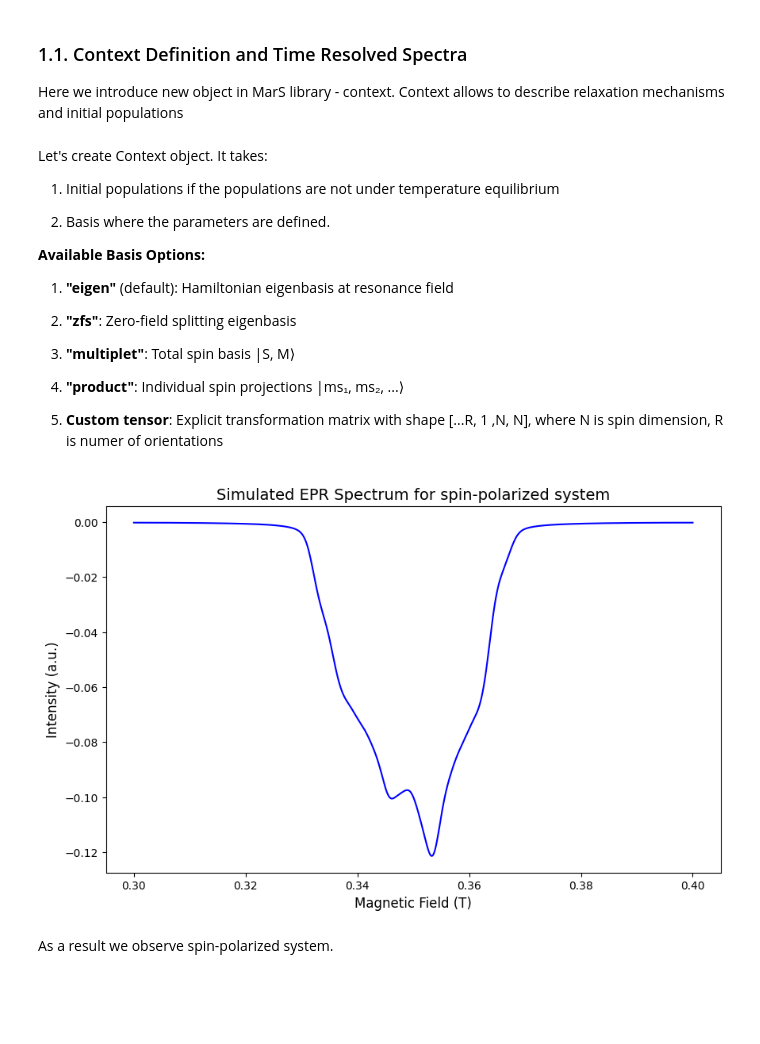
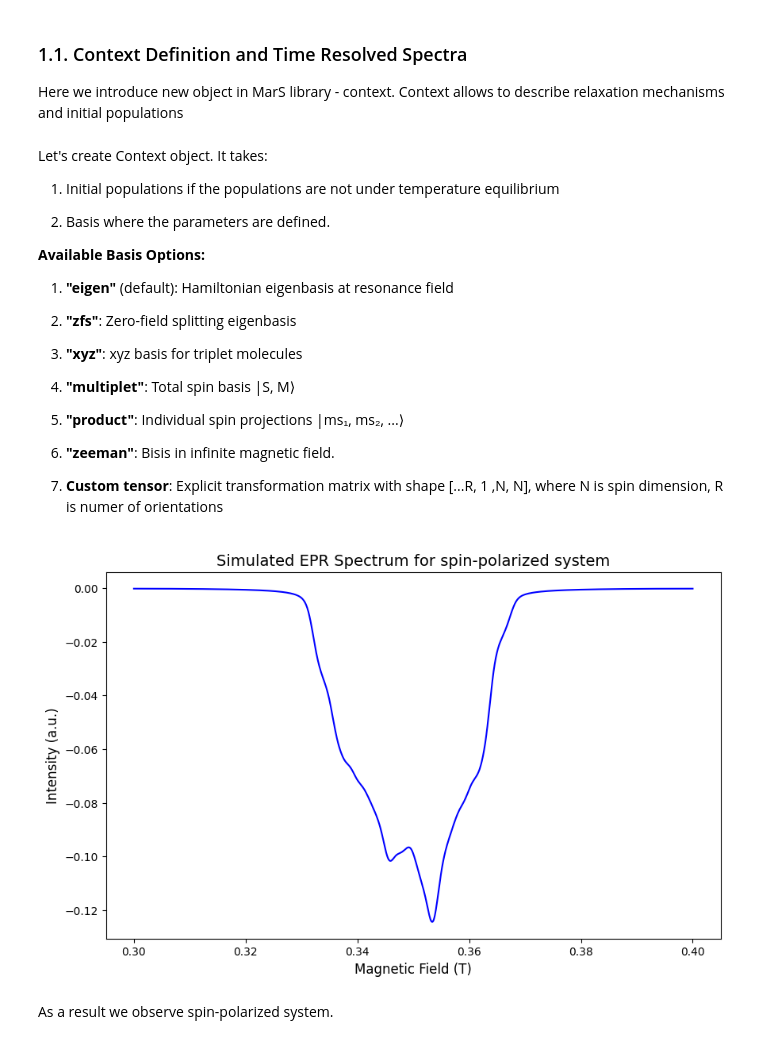
Before and after one commit to ArkadySamsonenkoWork/MarS, a Jupyter notebook: docs/source/examples/examples_for_documentation/example_5.ipynb, the cells around one changed output. Cells and saved outputs as stored; diff of their text form; code cells hidden in the pictures; blank space fills up the shorter version.

```diff
--- a/docs/source/examples/examples_for_documentation/example_5.ipynb
+++ b/docs/source/examples/examples_for_documentation/example_5.ipynb
@@ -48,6 +44,6 @@ Some stuff might fail: issue in joblib
 # %%
 dtype = torch.float64
-device = torch.device("cuda") if torch.cuda.is_available() else torch.device("cpu")
+device = torch.device("cpu")
 # %% [markdown]
 # 1. Context Logic and Spin-Polarized Systems
 
@@ -75,9 +71,9 @@ base_spin_system = spin_system.SpinSystem(
     electron_electron=[(0, 0, zfs_interaction)]
 )
 
-sample = spin_system.MultiOrientedSample(
+triplet = spin_system.MultiOrientedSample(
     spin_system=base_spin_system,
-    ham_strain=5e7,
+    ham_strain=3e7,
     gauss=0.001,
     lorentz=0.001,
     device=device,
@@ -96,43 +92,47 @@ Let's create Context object. It takes:
 
 2. **"zfs"**: Zero-field splitting eigenbasis
 
-3. **"multiplet"**: Total spin basis |S, M⟩
+3. **"xyz"**: xyz basis for triplet molecules
 
-4. **"product"**: Individual spin projections |ms₁, ms₂, ...⟩
+4. **"multiplet"**: Total spin basis |S, M⟩
+
+5. **"product"**: Individual spin projections |ms₁, ms₂, ...⟩
+
+5. **"zeeman"**: Bisis in infinite magnetic field.
 
 5. **Custom tensor**: Explicit transformation matrix with shape [...R, 1 ,N, N], where N is spin dimension, R is numer of orientations
 # %%
 # Let's create some spectra with polarization
-initial_populations = [0.2, 0.3, 0.5]
-context = population.Context(sample=sample, basis=None, init_populations=initial_populations, device=device, dtype=dtype)
+init_populations = [0.2, 0.3, 0.5]
+context = population.Context(sample=triplet, basis=None, init_populations=init_populations, device=device, dtype=dtype)
 # Here we define Context with populations given in the Hamiltonian eigen basis in magnetic field
 
 
 # StationarySpectra can take context to compute spin-polarized spectra
 spectra_creator = spectra_manager.StationarySpectra(
     freq=9.8e9,    # Frequency in Hz
-    sample=sample,
+    sample=triplet,
     harmonic=0, # absorbtion
     context=context,
     device=device,
     dtype=dtype
 )
 
 # Define magnetic field range for simulation
 fields = torch.linspace(0.30, 0.40, 1000, dtype=dtype, device=device)  # Field in Tesla
 
 # Calculate spectrum
-spectrum = spectra_creator(sample, fields)
+spectrum = spectra_creator(triplet, fields)
 
 # Plot the result
 plt.figure(figsize=(10, 6))
 plt.plot(fields.numpy(), spectrum.numpy(), 'b-')
 plt.xlabel('Magnetic Field (T)', fontsize=12)
 plt.ylabel('Intensity (a.u.)', fontsize=12)
 plt.title('Simulated EPR Spectrum for spin-polarized system', fontsize=14)
 plt.show()
 # %% [output]
-[figure, old version]
+[figure, new version]
 # %% [markdown]
 As a result we observe spin-polarized system.
 # %% [markdown]
```
Also changed, not shown: parts of 43 cells of this notebook, 52 other files.
